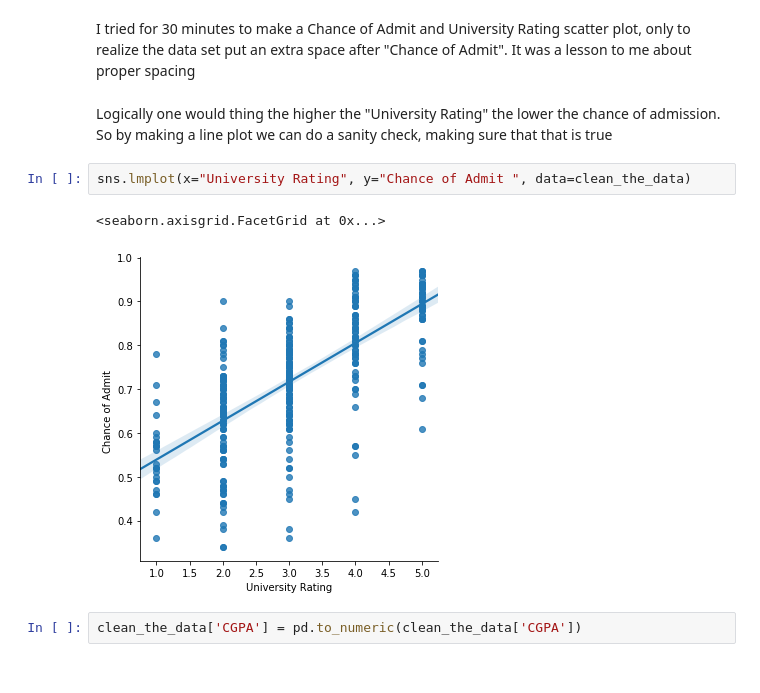
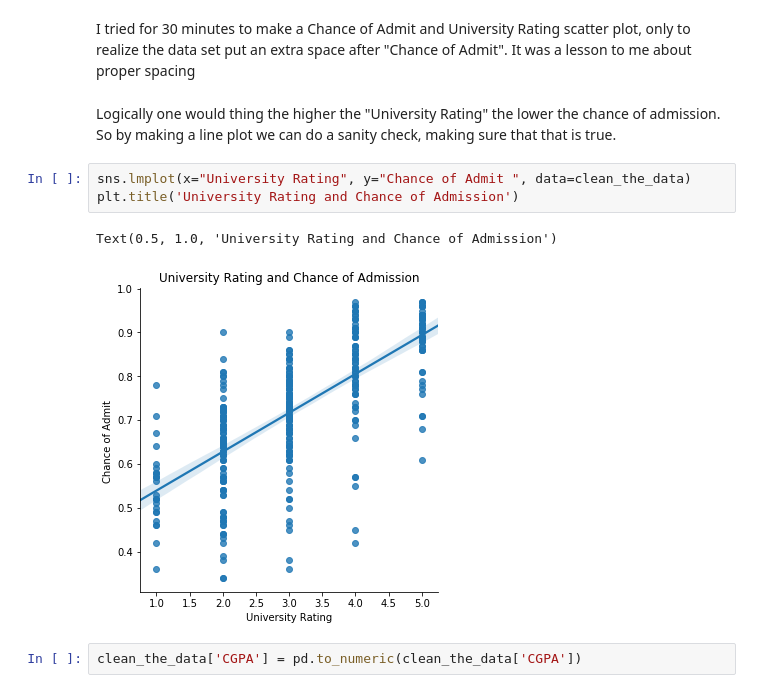
Before and after one commit to zachary-child/Machine-Learning-Homework, a Jupyter notebook: Homework_1.ipynb, the cells around one changed output. Drawn from its saved outputs; the diff is of its cells as text.

```diff
--- a/Homework_1.ipynb
+++ b/Homework_1.ipynb
@@ -452,12 +507,13 @@ dtype: object
 I tried for 30 minutes to make a Chance of Admit and University Rating scatter plot, only to realize the data set
 put an extra space after "Chance of Admit". It was a lesson to me about proper spacing
 # %% [markdown]
-Logically one would thing the higher the "University Rating" the lower the chance of admission. So by making a line plot we can do a sanity check, making sure that that is true
+Logically one would thing the higher the "University Rating" the lower the chance of admission. So by making a line plot we can do a sanity check, making sure that that is true.
 # %%
 sns.lmplot(x="University Rating", y="Chance of Admit ", data=clean_the_data)
+plt.title('University Rating and Chance of Admission')
 # %% [output]
-<seaborn.axisgrid.FacetGrid at 0x...>
+Text(0.5, 1.0, 'University Rating and Chance of Admission')
-[figure, old version]
+[figure, new version]
 # %%
 clean_the_data['CGPA'] = pd.to_numeric(clean_the_data['CGPA'])
 # %% [markdown]
```
Also changed, not shown: parts of 31 cells of this notebook.
